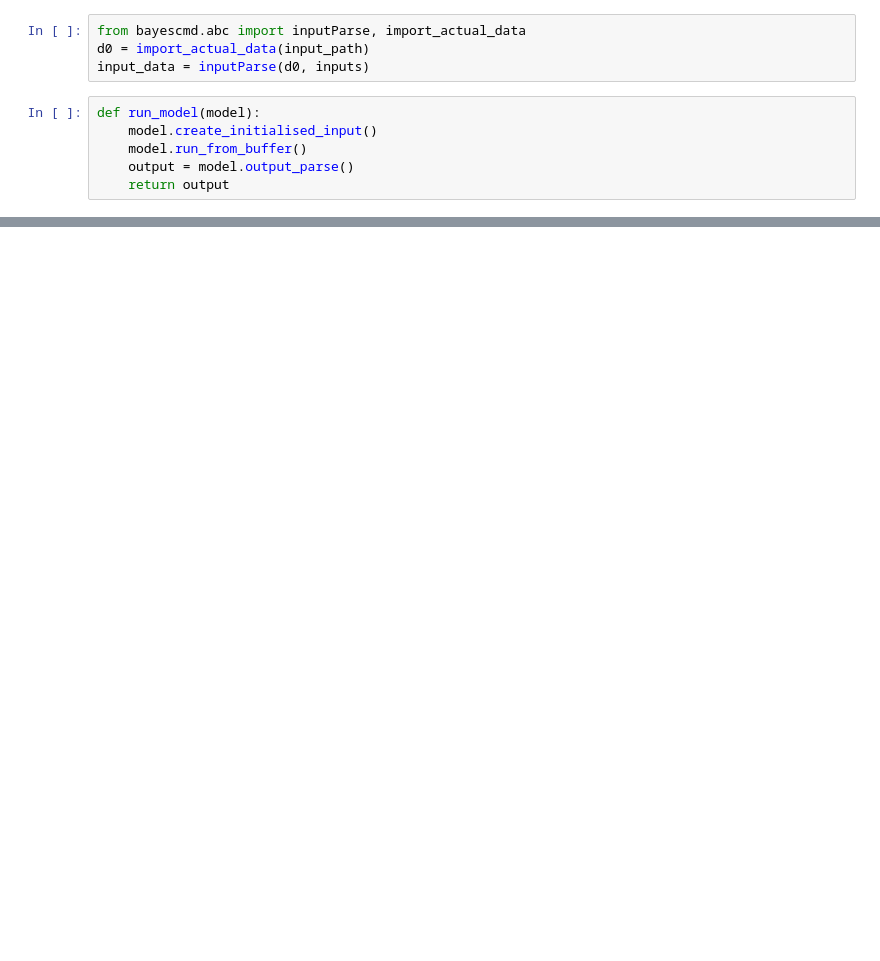
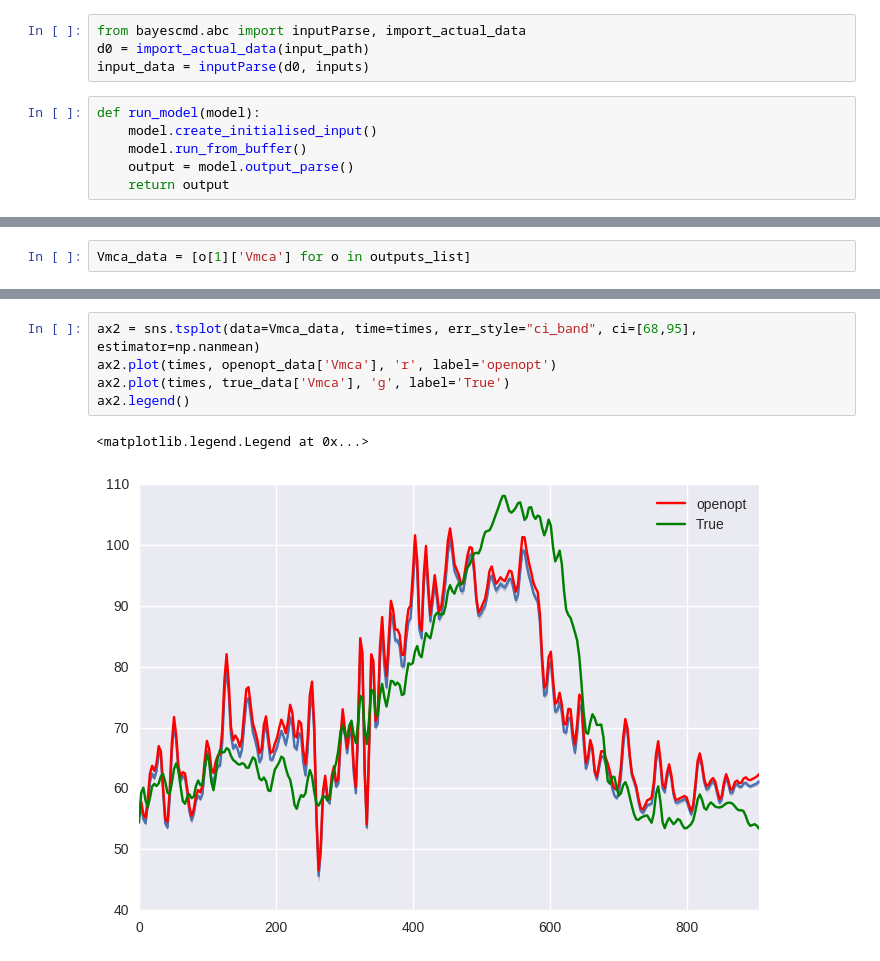
Before and after one commit to multimodalspectroscopy/BayesCMD, a Jupyter notebook: build/batch/BS/plot_bayesian_posterior.ipynb, the cells around one changed output, grey strips where cells are left out. Drawn from its saved outputs; the diff is of its cells as text; blank space fills up the shorter version.

```diff
--- a/build/batch/BS/plot_bayesian_posterior.ipynb
+++ b/build/batch/BS/plot_bayesian_posterior.ipynb
@@ -316,0 +254,2 @@ Name: CCO, dtype: float64
+# %%
+Vmca_data = [o[1]['Vmca'] for o in outputs_list]
@@ -316,0 +263,8 @@ Name: CCO, dtype: float64
+# %%
+ax2 = sns.tsplot(data=Vmca_data, time=times, err_style="ci_band", ci=[68,95], estimator=np.nanmean)
+ax2.plot(times, openopt_data['Vmca'], 'r', label='openopt')
+ax2.plot(times, true_data['Vmca'], 'g', label='True')
+ax2.legend()
+# %% [output]
+<matplotlib.legend.Legend at 0x...>
+[figure, added]
```
Also changed, not shown: parts of 19 cells of this notebook.
